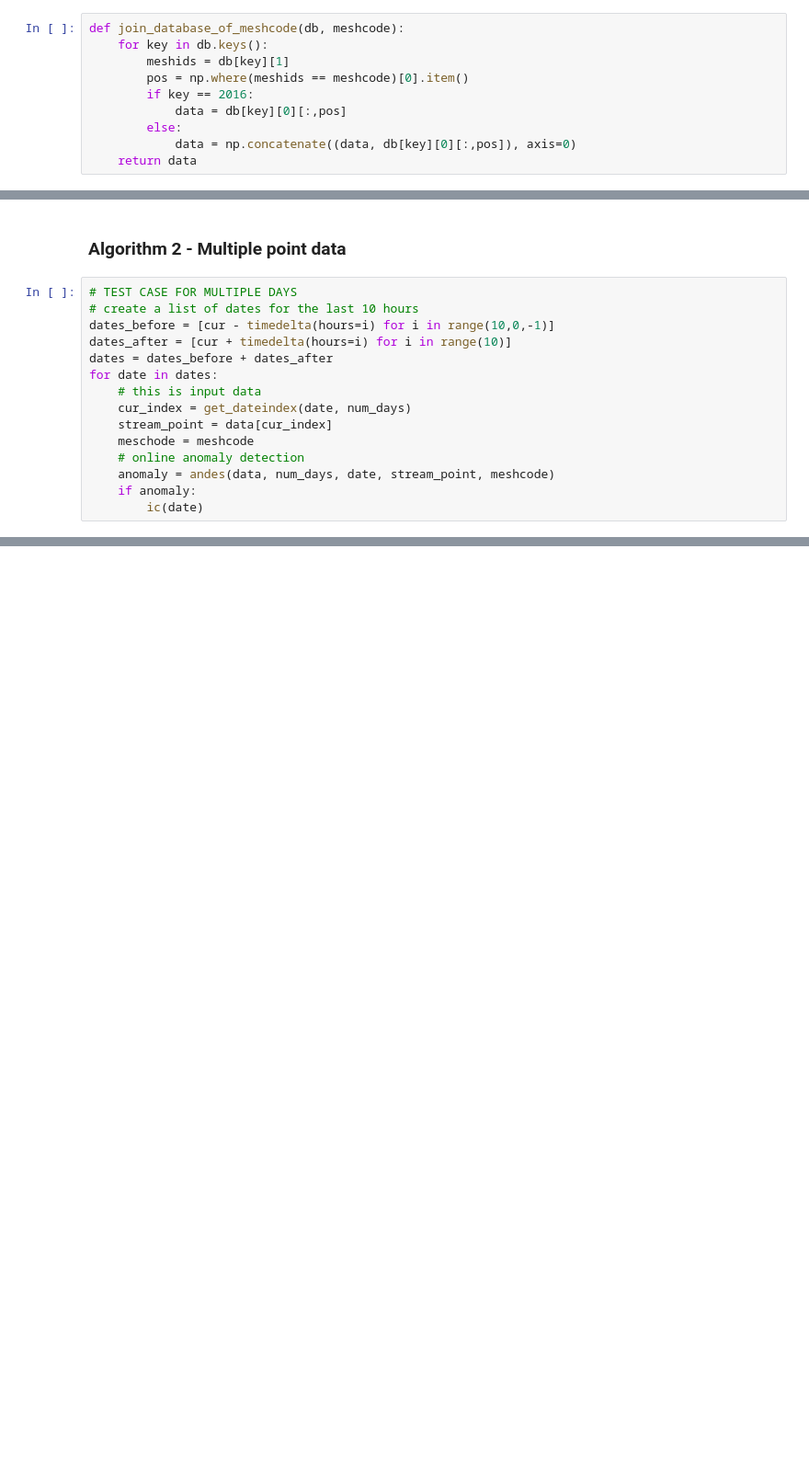
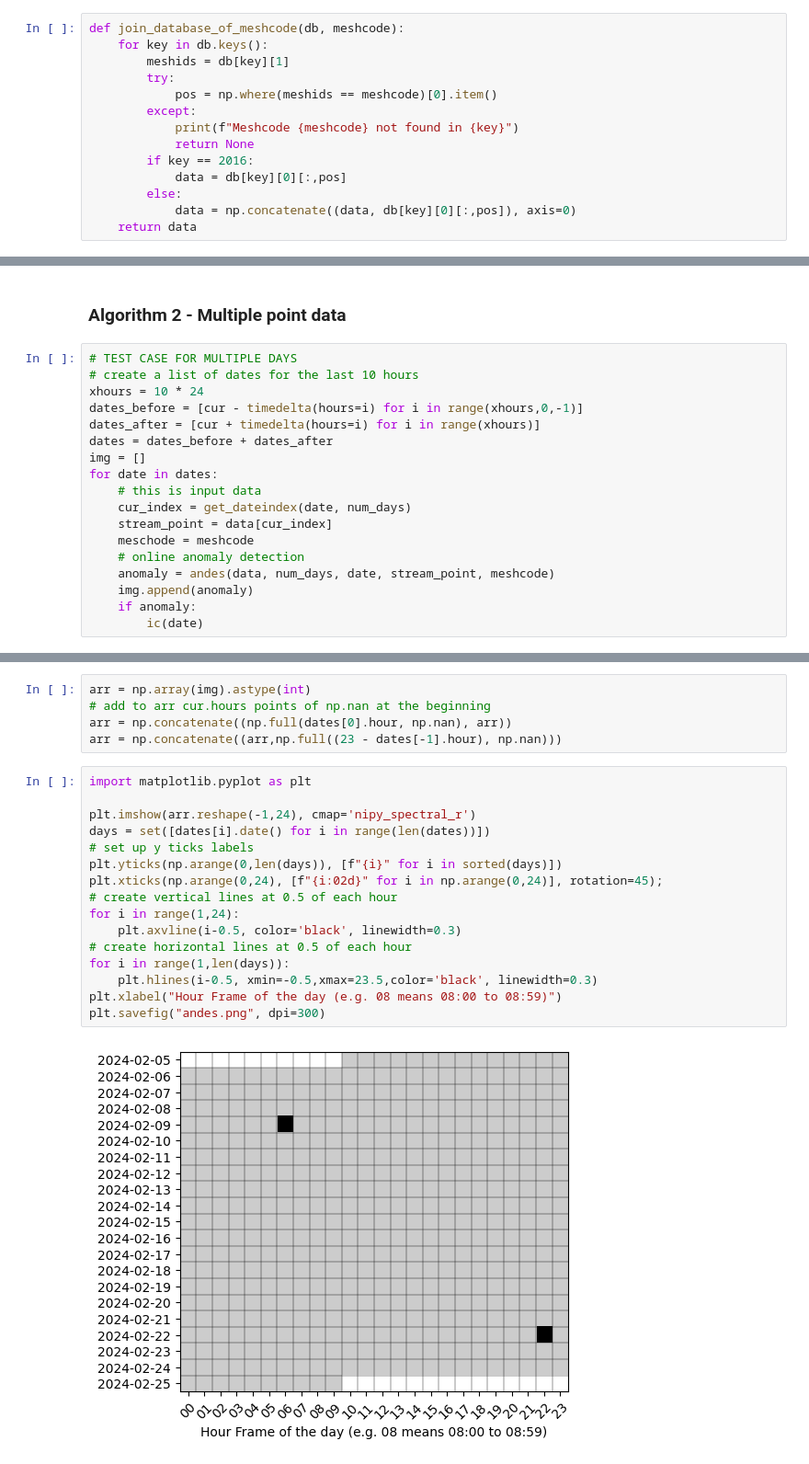
Before and after one commit to erick2307/sip_mss_AnDeS, a Jupyter notebook: andes.ipynb, the cells around one changed output, grey strips where cells are left out. Shown at 92% size. Saved outputs shown, nothing was run; the diff lists cells and outputs as text; blank space fills up the shorter version.

Commit message:
update andes function and plots

```diff
--- a/andes.ipynb
+++ b/andes.ipynb
@@ -20,7 +20,11 @@ def read_database(start=2016, stop=2024):
 def join_database_of_meshcode(db, meshcode):
     for key in db.keys():
         meshids = db[key][1]
-        pos = np.where(meshids == meshcode)[0].item()
+        try:
+            pos = np.where(meshids == meshcode)[0].item()
+        except:
+            print(f"Meshcode {meshcode} not found in {key}")
+            return None
         if key == 2016:
             data = db[key][0][:,pos]
         else:
@@ -128,9 +134,11 @@ np.True_
 # %%
 # TEST CASE FOR MULTIPLE DAYS
 # create a list of dates for the last 10 hours
-dates_before = [cur - timedelta(hours=i) for i in range(10,0,-1)]
-dates_after = [cur + timedelta(hours=i) for i in range(10)]
+xhours = 10 * 24
+dates_before = [cur - timedelta(hours=i) for i in range(xhours,0,-1)]
+dates_after = [cur + timedelta(hours=i) for i in range(xhours)]
 dates = dates_before + dates_after
+img = []
 for date in dates:
     # this is input data
     cur_index = get_dateindex(date, num_days)
@@ -138,6 +146,7 @@ for date in dates:
     meschode = meshcode
     # online anomaly detection
     anomaly = andes(data, num_days, date, stream_point, meshcode)
+    img.append(anomaly)
     if anomaly:
         ic(date)
 # %% [output]
@@ -151,0 +155,23 @@ ic| date: datetime.datetime(2019, 10, 12, 19, 0, tzinfo=tzfile('/usr/share/zonei
+# %%
+arr = np.array(img).astype(int)
+# add to arr cur.hours points of np.nan at the beginning
+arr = np.concatenate((np.full(dates[0].hour, np.nan), arr))
+arr = np.concatenate((arr,np.full((23 - dates[-1].hour), np.nan)))
+# %%
+import matplotlib.pyplot as plt
+
+plt.imshow(arr.reshape(-1,24), cmap='nipy_spectral_r')
+days = set([dates[i].date() for i in range(len(dates))])
+# set up y ticks labels
+plt.yticks(np.arange(0,len(days)), [f"{i}" for i in sorted(days)])
+plt.xticks(np.arange(0,24), [f"{i:02d}" for i in np.arange(0,24)], rotation=45);
+# create vertical lines at 0.5 of each hour
+for i in range(1,24):
+    plt.axvline(i-0.5, color='black', linewidth=0.3)
+# create horizontal lines at 0.5 of each hour
+for i in range(1,len(days)):
+    plt.hlines(i-0.5, xmin=-0.5,xmax=23.5,color='black', linewidth=0.3)
+plt.xlabel("Hour Frame of the day (e.g. 08 means 08:00 to 08:59)")
+plt.savefig("andes.png", dpi=300)
+# %% [output]
+[figure, added]
```
Also changed, not shown: parts of 4 cells of this notebook, 5 other files.
